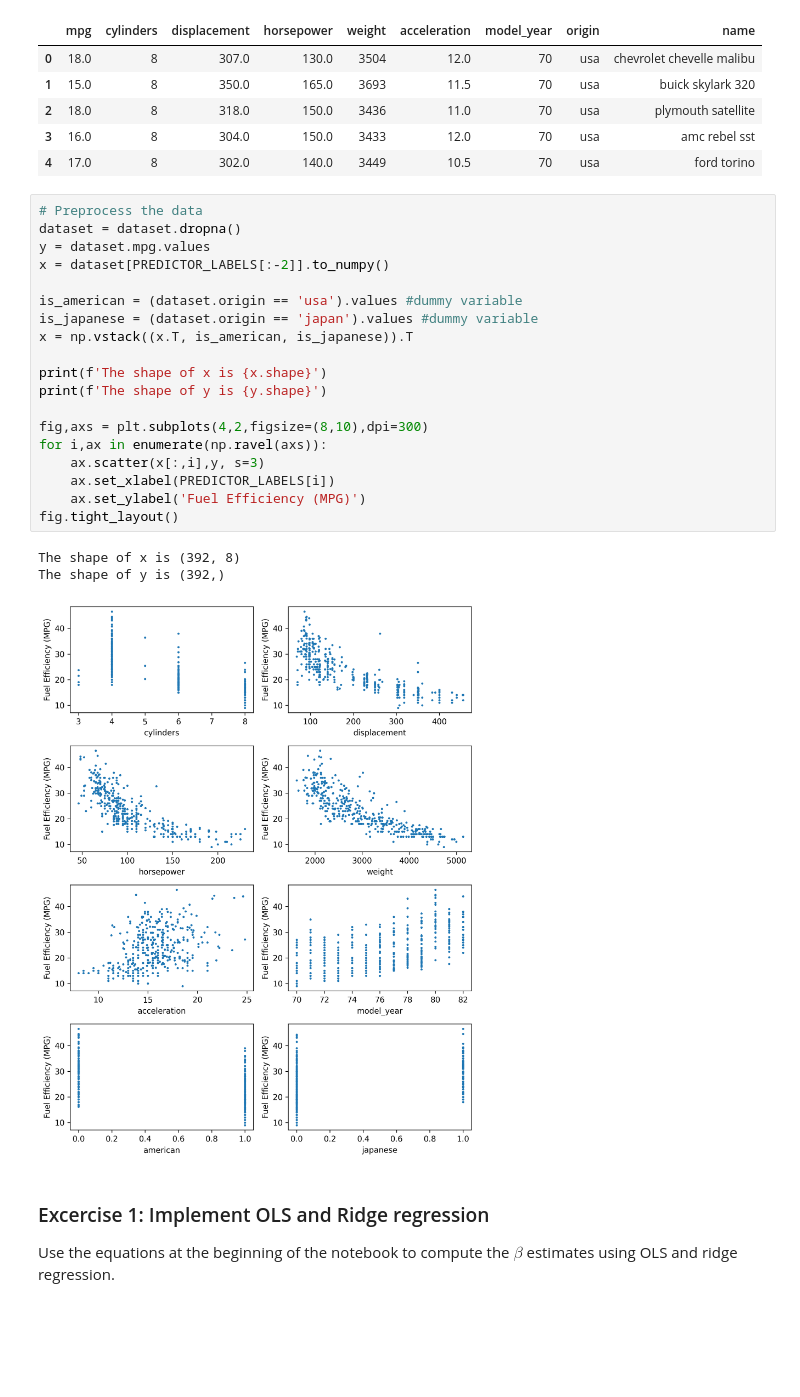
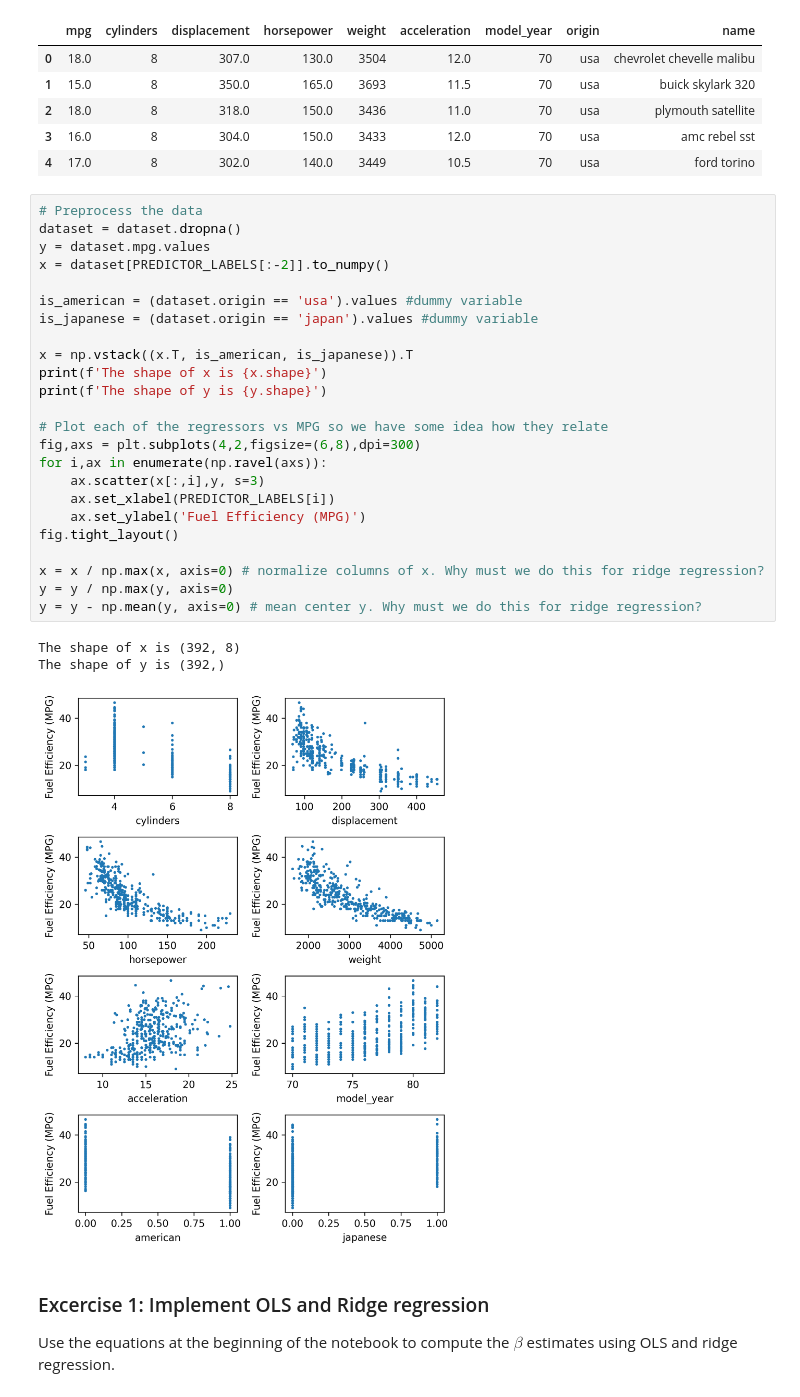
Before and after one commit to churchlandlab/DataSAI_summer_school, a Jupyter notebook: 1_Ridge_Regression.ipynb, the cells around one changed output. Cells and saved outputs as stored; diff of their text form; blank space fills up the shorter version.

```diff
--- a/1_Ridge_Regression.ipynb
+++ b/1_Ridge_Regression.ipynb
@@ -50,26 +54,31 @@ dataset.head()
 # %%
 # Preprocess the data
 dataset = dataset.dropna()
 y = dataset.mpg.values
 x = dataset[PREDICTOR_LABELS[:-2]].to_numpy()
 
 is_american = (dataset.origin == 'usa').values #dummy variable
 is_japanese = (dataset.origin == 'japan').values #dummy variable
+
 x = np.vstack((x.T, is_american, is_japanese)).T
-
 print(f'The shape of x is {x.shape}')
 print(f'The shape of y is {y.shape}')
 
-fig,axs = plt.subplots(4,2,figsize=(8,10),dpi=300)
+# Plot each of the regressors vs MPG so we have some idea how they relate
+fig,axs = plt.subplots(4,2,figsize=(6,8),dpi=300)
 for i,ax in enumerate(np.ravel(axs)):
     ax.scatter(x[:,i],y, s=3)
     ax.set_xlabel(PREDICTOR_LABELS[i])
     ax.set_ylabel('Fuel Efficiency (MPG)')
 fig.tight_layout()
+
+x = x / np.max(x, axis=0) # normalize columns of x. Why must we do this for ridge regression?
+y = y / np.max(y, axis=0)
+y = y - np.mean(y, axis=0) # mean center y. Why must we do this for ridge regression?
 # %% [output]
 The shape of x is (392, 8)
 The shape of y is (392,)
-[figure, old version]
+[figure, new version]
 # %% [markdown]
 ### Excercise 1: Implement OLS and Ridge regression
 Use the equations at the beginning of the notebook to compute the $\beta$ estimates using OLS and ridge regression.
```
Also changed, not shown: parts of 11 cells of this notebook.
